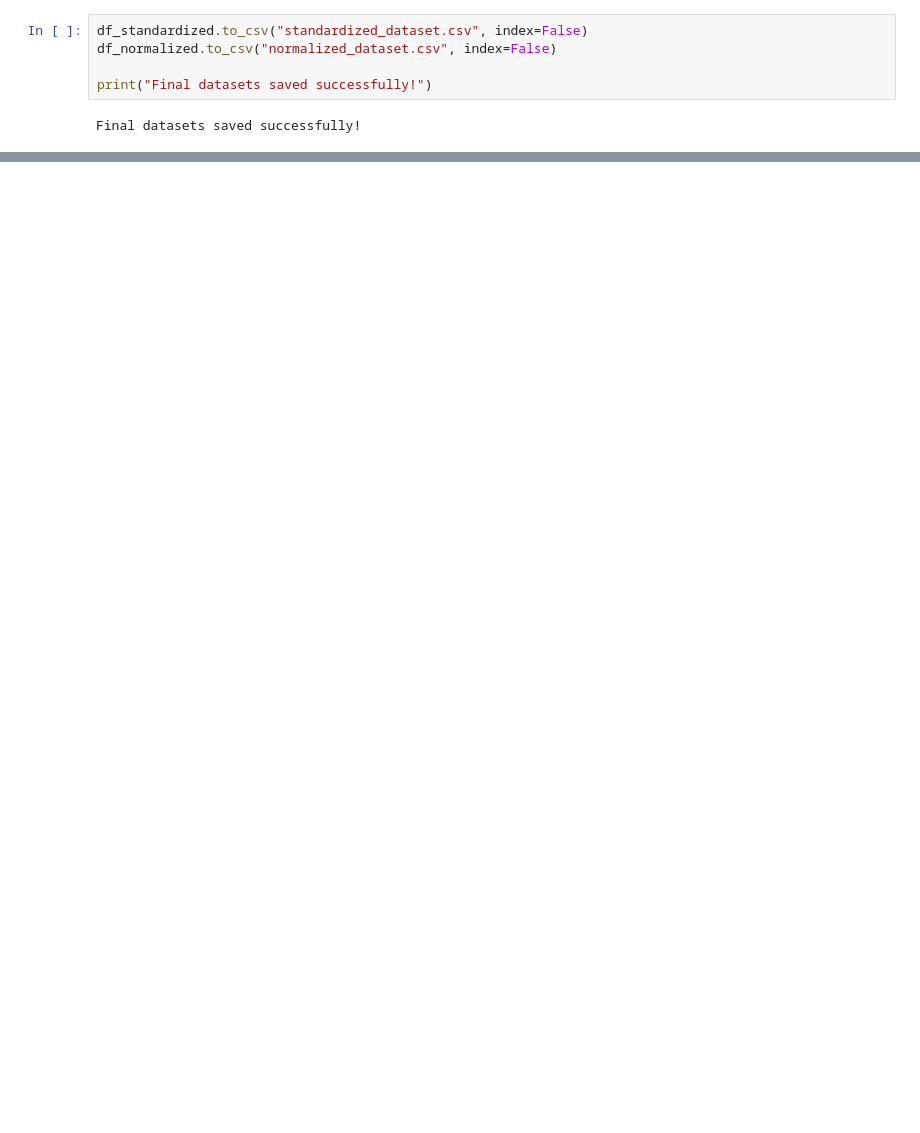
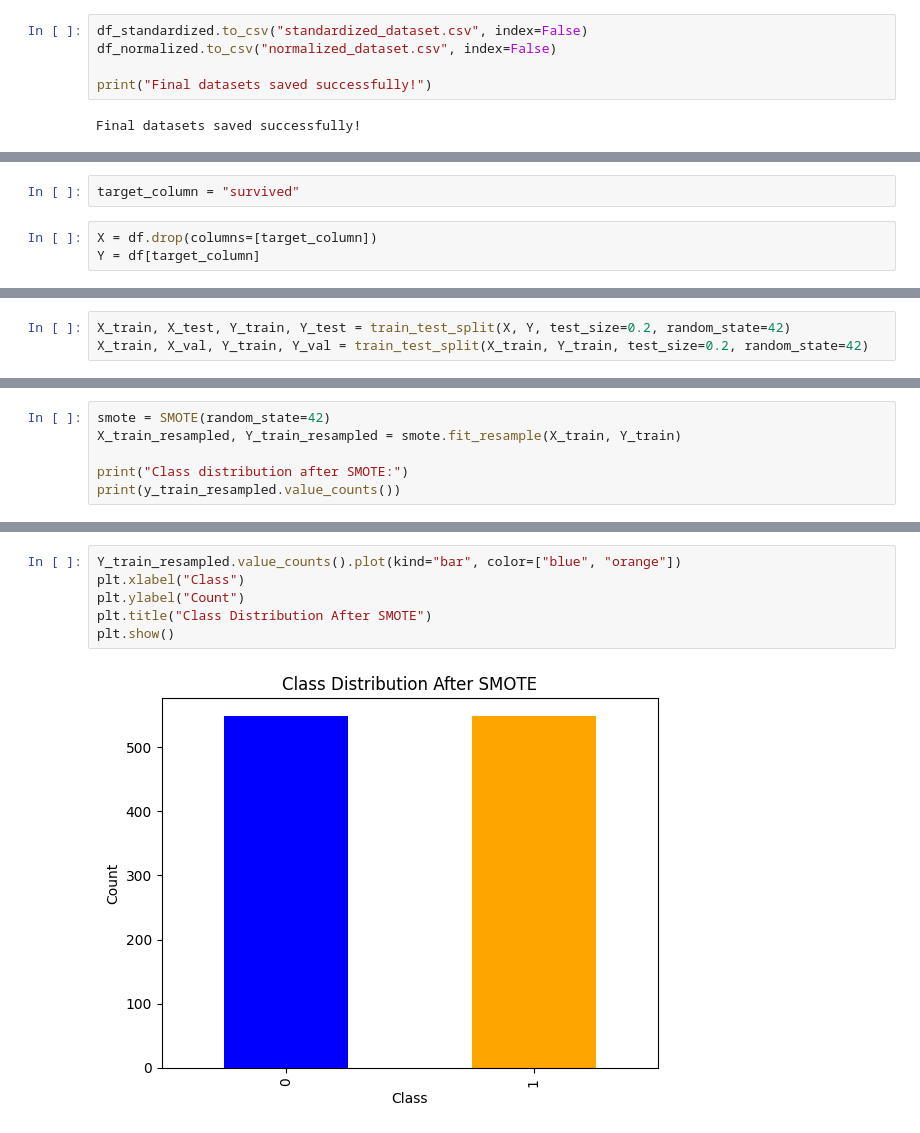
Before and after one commit to FaisalJunblatt/ML-Assignment1, a Jupyter notebook: newassignment1_faisal.ipynb, the cells around one changed output, grey strips where cells are left out. Cells and saved outputs as stored; diff of their text form; blank space fills up the shorter version.

Commit message:
Added training, validation, and test datasets (Task 6)

```diff
--- a/newassignment1_faisal.ipynb
+++ b/newassignment1_faisal.ipynb
@@ -402,0 +391,5 @@ Final datasets saved successfully!
+# %%
+target_column = "survived"
+# %%
+X = df.drop(columns=[target_column])
+Y = df[target_column]
@@ -402,0 +402,3 @@ Final datasets saved successfully!
+# %%
+X_train, X_test, Y_train, Y_test = train_test_split(X, Y, test_size=0.2, random_state=42)
+X_train, X_val, Y_train, Y_val = train_test_split(X_train, Y_train, test_size=0.2, random_state=42)
@@ -402,0 +434,6 @@ Final datasets saved successfully!
+# %%
+smote = SMOTE(random_state=42)
+X_train_resampled, Y_train_resampled = smote.fit_resample(X_train, Y_train)
+
+print("Class distribution after SMOTE:")
+print(y_train_resampled.value_counts())
@@ -402,0 +453,8 @@ Final datasets saved successfully!
+# %%
+Y_train_resampled.value_counts().plot(kind="bar", color=["blue", "orange"])
+plt.xlabel("Class")
+plt.ylabel("Count")
+plt.title("Class Distribution After SMOTE")
+plt.show()
+# %% [output]
+[figure, added]
```
Also changed, not shown: parts of 19 cells of this notebook, 1 other file.
